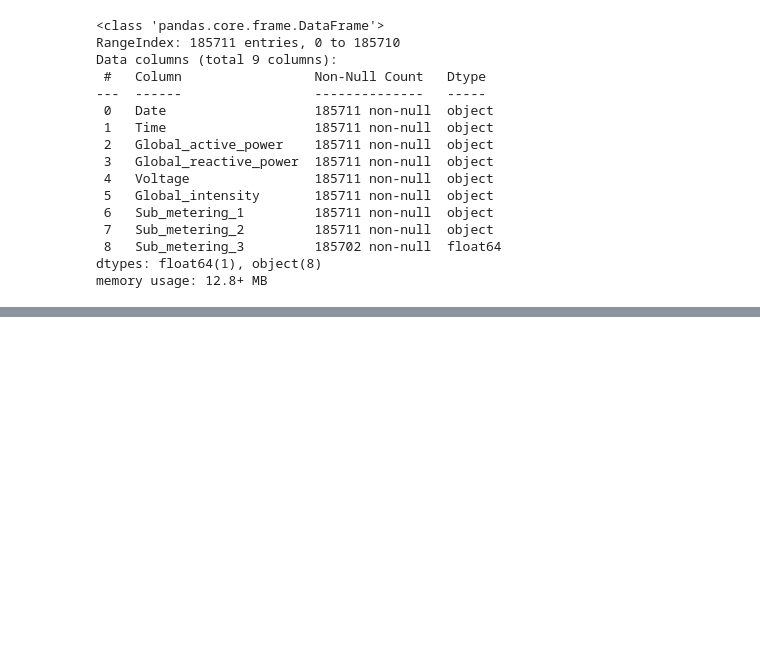
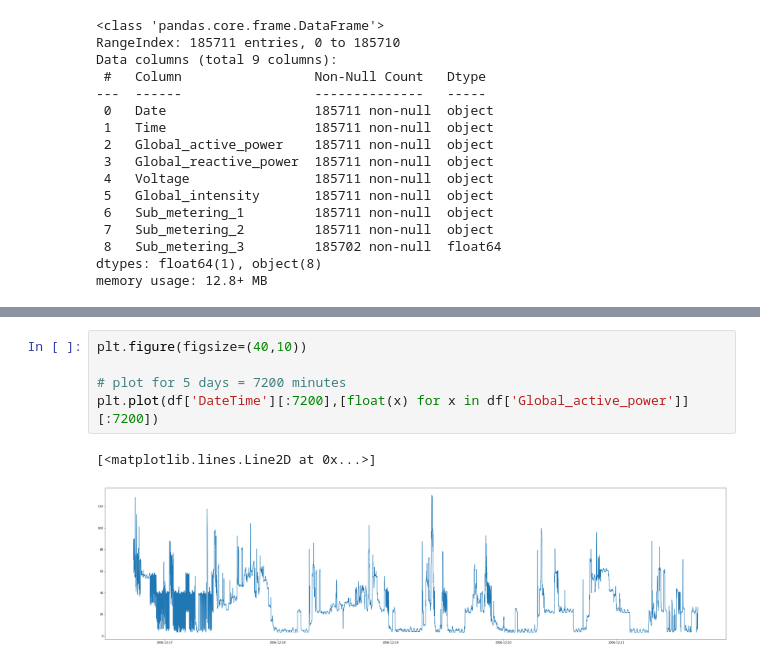
Before and after one commit to saifalbaghdadi/Household-Power-Consumption, a Jupyter notebook: Preprocessing.ipynb, the cells around one changed output, grey strips where cells are left out. Cells and saved outputs as stored; diff of their text form; blank space fills up the shorter version.

```diff
--- a/Preprocessing.ipynb
+++ b/Preprocessing.ipynb
@@ -55,0 +255,8 @@ df.isnull().any(axis = 1).sum()
+# %%
+plt.figure(figsize=(40,10))
+
+# plot for 5 days = 7200 minutes
+plt.plot(df['DateTime'][:7200],[float(x) for x in df['Global_active_power']][:7200])
+# %% [output]
+[<matplotlib.lines.Line2D at 0x...>]
+[figure, added]
```
Also changed, not shown: parts of 26 cells of this notebook.
